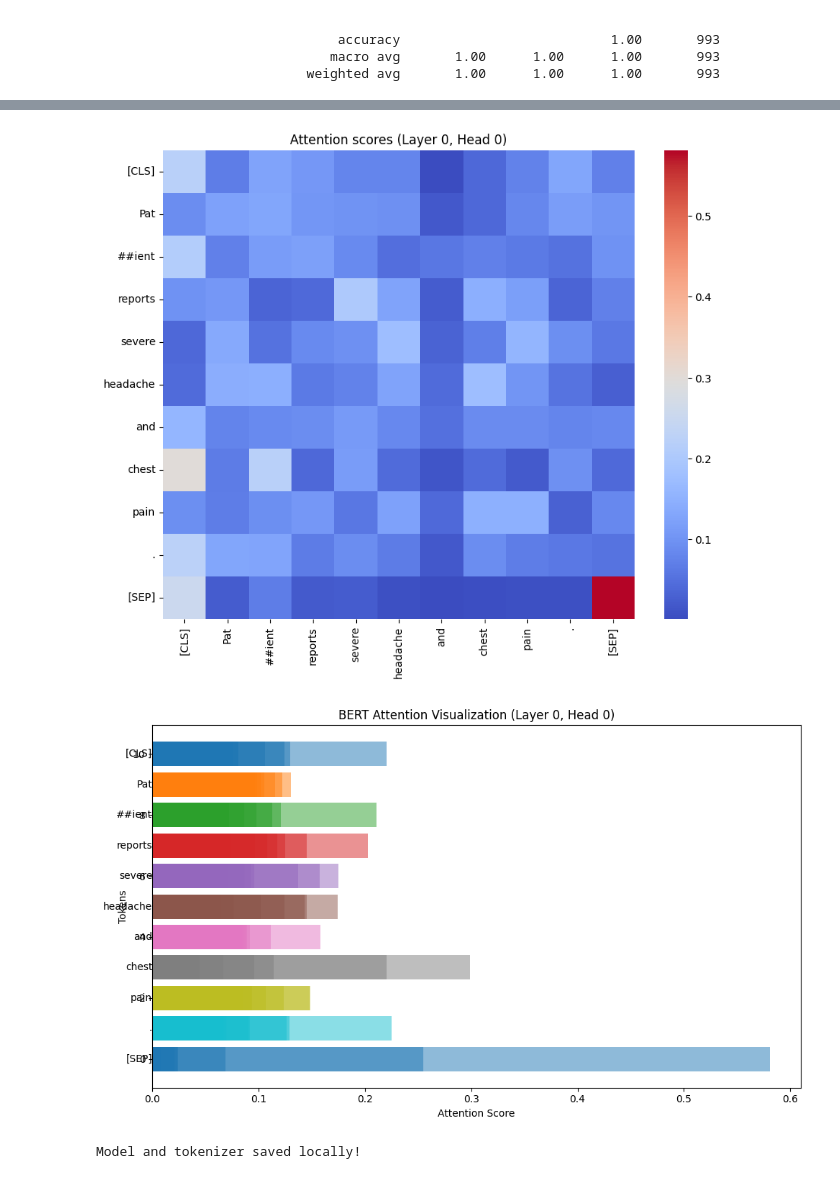
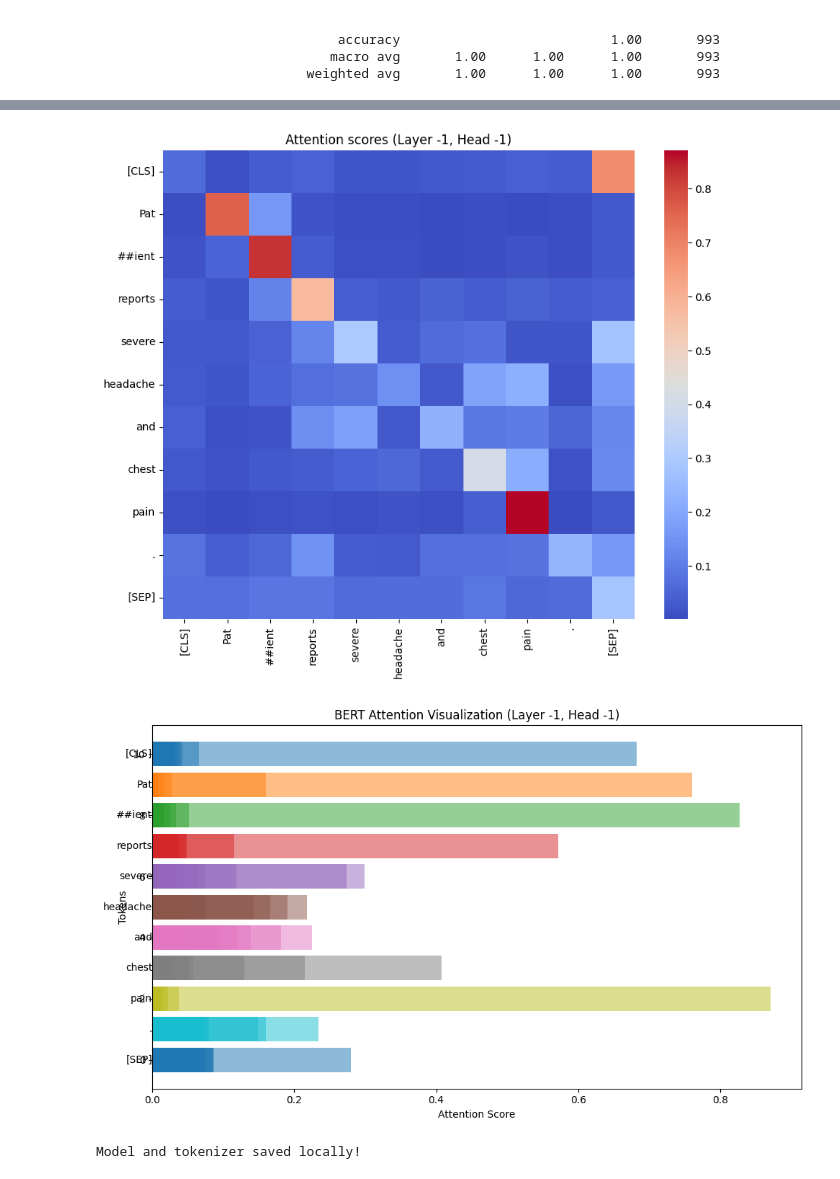
Before and after one commit to gyasifred/NLP-Techniques, a Jupyter notebook: predicting_medical_biobert.ipynb, the cells around one changed output, grey strips where cells are left out. Drawn from its saved outputs; the diff is of its cells as text; code cells hidden in the pictures.

```diff
--- a/predicting_medical_biobert.ipynb
+++ b/predicting_medical_biobert.ipynb
@@ -289,9 +289,9 @@ def plot_attention_scores(text: str, model: BertForSequenceClassification, token
     plt.title(f'Attention scores (Layer {layer_num}, Head {head_num})')
     plt.show()
 # %%
-plot_attention_scores(text_example, model, tokenizer)
+plot_attention_scores(text_example, model, tokenizer, layer_num= -1, head_num= -1)
 # %% [output]
-[figure, old version]
+[figure, new version]
 # %%
 def visualize_attention_non_heatmap(text: str, model: BertForSequenceClassification, tokenizer: BertTokenizer, layer_num: int = 0, head_num: int = 0):
     """
@@ -325,9 +325,9 @@ def visualize_attention_non_heatmap(text: str, model: BertForSequenceClassificat
     plt.tight_layout()
     plt.show()
 # %%
-visualize_attention_non_heatmap(text_example, model, tokenizer)
+visualize_attention_non_heatmap(text_example, model, tokenizer, layer_num=-1,  head_num= -1)
 # %% [output]
-[figure, old version]
+[figure, new version]
 # %%
 # Specify the paths for saving the model and tokenizer
 model_save_path = "/content/drive/MyDrive/MT/trained_biobert_model"
```
